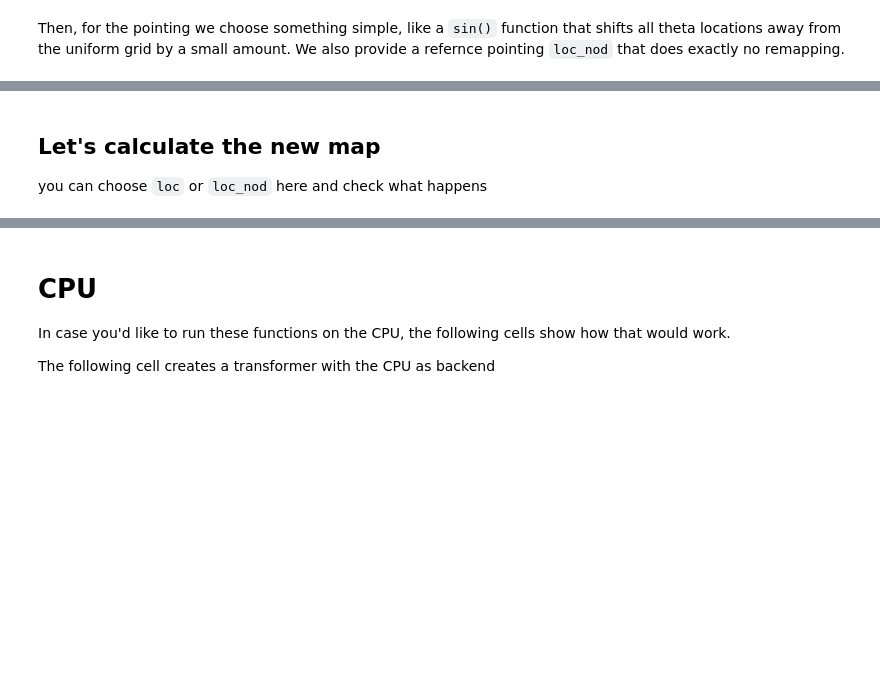
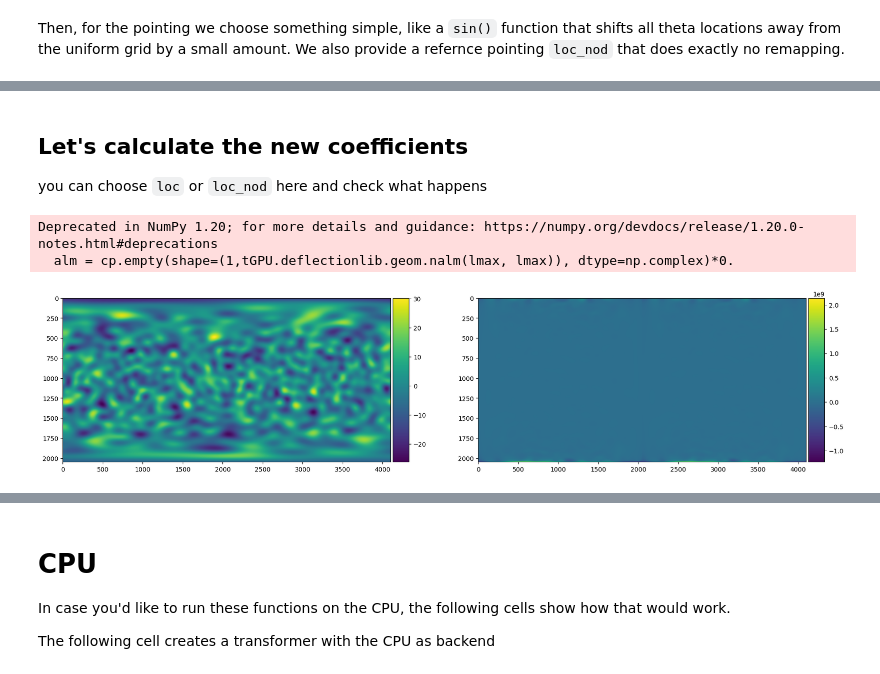
Before and after one commit to Sebastian-Belkner/cunuSHT, a Jupyter notebook: first_steps/adjoint_synthesis_general.ipynb, the cells around one changed output, grey strips where cells are left out. Drawn from its saved outputs; the diff is of its cells as text; code cells hidden in the pictures; blank space fills up the shorter version.

Commit message:
wip: adjoint tutorial -- debugging needed

```diff
--- a/first_steps/adjoint_synthesis_general.ipynb
+++ b/first_steps/adjoint_synthesis_general.ipynb
@@ -116,18 +120,21 @@ add_colorbar_to_axis(fig, ax[2,1], im)
 # %% [markdown]
-## Let's calculate the new map
+## Let's calculate the new coefficients
 you can choose `loc` or `loc_nod` here and check what happens
 # %%
-pointmap = cp.empty(shape=tGPU.deflectionlib.geom.npix())*0.
-res = tGPU.adjoint_synthesis_general(lmax=lmax, mmax=mmax, alm=cp.array(coef), loc=cp.array(loc_nod.T), epsilon=1e-10, nthreads=10, pointmap=pointmap, verbose=True)
+alm = cp.empty(shape=(1,tGPU.deflectionlib.geom.nalm(lmax, lmax)), dtype=np.complex)*0.
+res = tGPU.adjoint_synthesis_general(lmax=lmax, mmax=mmax, pointmap=cp.array(m, dtype=np.complex128), loc=cp.array(loc_nod.T), epsilon=1e-10, nthreads=10, alm=cp.array(alm), verbose=True)
+# %% [output]
+Deprecated in NumPy 1.20; for more details and guidance: https://numpy.org/devdocs/release/1.20.0-notes.html#deprecations
+  alm = cp.empty(shape=(1,tGPU.deflectionlib.geom.nalm(lmax, lmax)), dtype=np.complex)*0.
 # %%
-fig, ax = plt.subplots(1, 3, figsize=(22,12))
+fig, ax = plt.subplots(1, 2, figsize=(22,12))
 
 im = ax[0].imshow(m.get().reshape(-1,lmax+1).T)
 add_colorbar_to_axis(fig, ax[0], im)
 
-im = ax[1].imshow(res.get().reshape(lmax+1,-1))
+m_ = cp.zeros(shape=tGPU.deflectionlib.geom.npix())
+tGPU.deflectionlib.synthesis_cupy(res, lmax=lmax, mmax=lmax, out=m_)
+im = ax[1].imshow(m_.get().reshape(-1,lmax+1).T)
 add_colorbar_to_axis(fig, ax[1], im)
-
-epsilon=1e-11
-im = ax[2].imshow(m.get().reshape(-1,lmax+1).T-res.get().reshape(lmax+1,-1), vmin=-epsilon, vmax=epsilon)
-add_colorbar_to_axis(fig, ax[2], im)
+# %% [output]
+[figure, added]
```
Also changed, not shown: parts of 25 cells of this notebook, 7 other files.
